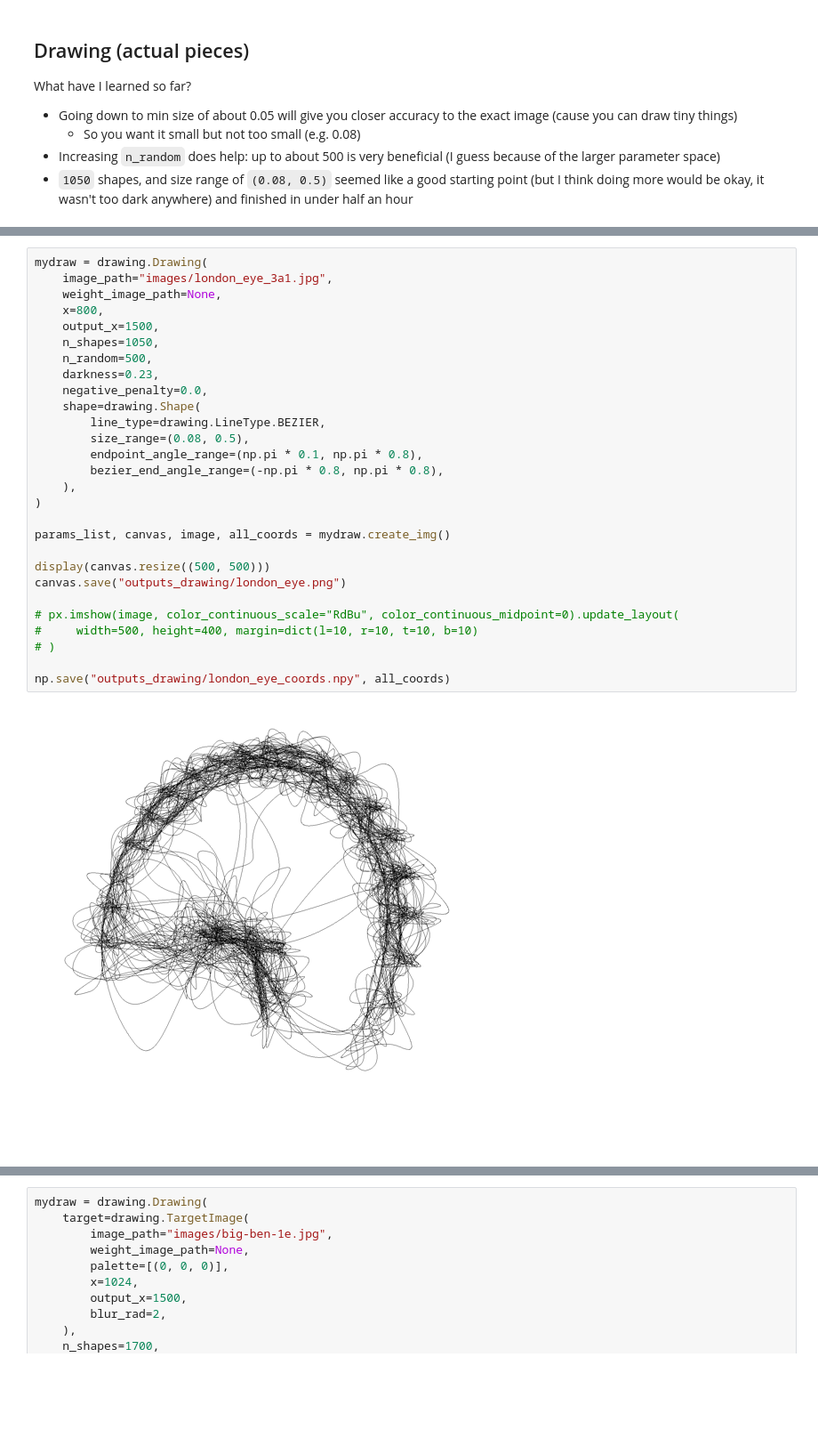
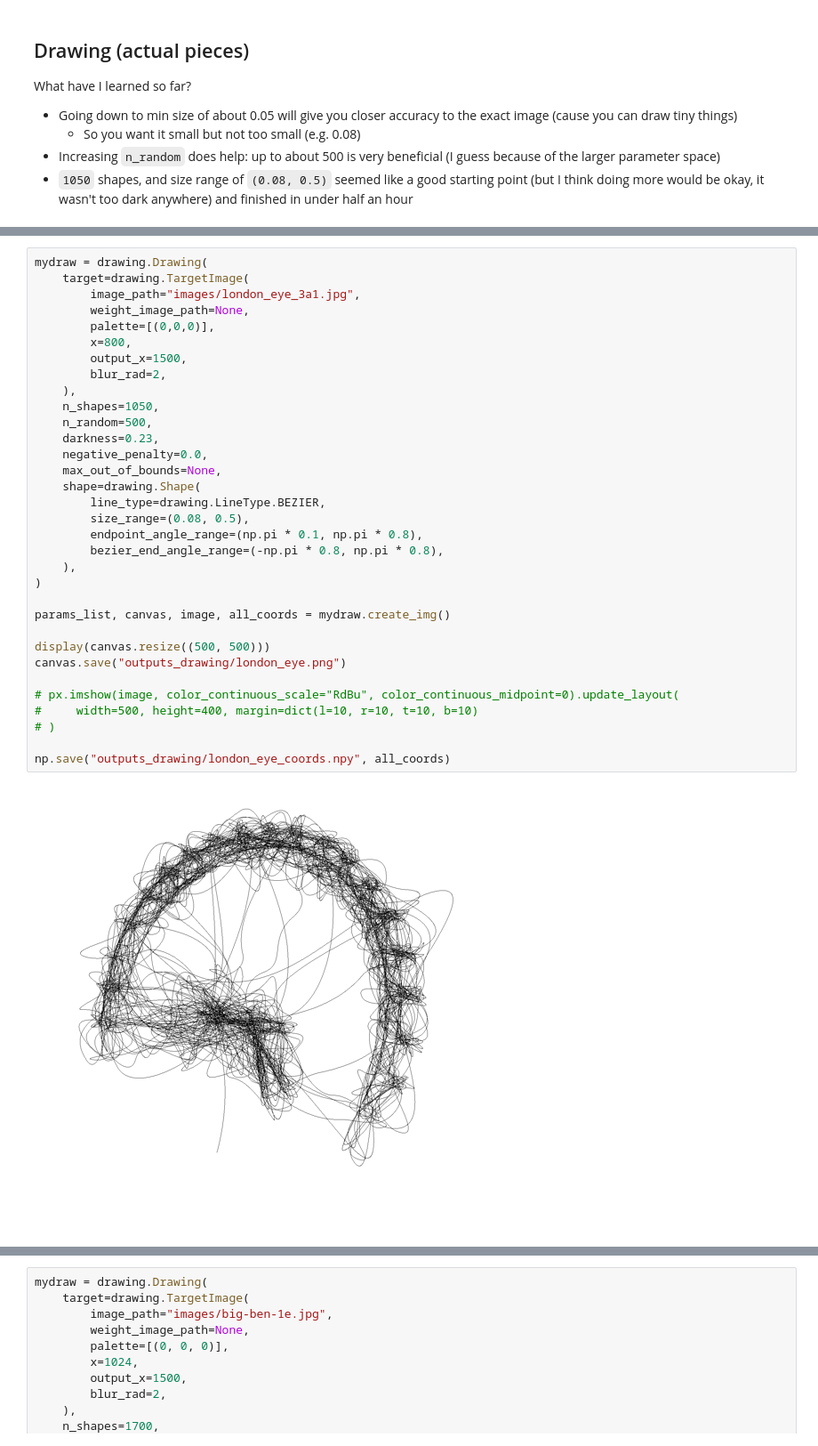
Before and after one commit to ptuan32501-pixel/computational-thread-art-v3, a Jupyter notebook: thread-art-drawing.ipynb, the cells around one changed output, grey strips where cells are left out. Shown at 89% size. Saved outputs shown, nothing was run; the diff lists cells and outputs as text; blank space fills up the shorter version.

```diff
--- a/thread-art-drawing.ipynb
+++ b/thread-art-drawing.ipynb
@@ -117,30 +128,35 @@ assert gcode == gcode2
 # %%
 mydraw = drawing.Drawing(
-    image_path="images/london_eye_3a1.jpg",
-    weight_image_path=None,
-    x=800,
-    output_x=1500,
+    target=drawing.TargetImage(
+        image_path="images/london_eye_3a1.jpg",
+        weight_image_path=None,
+        palette=[(0,0,0)],
+        x=800,
+        output_x=1500,
+        blur_rad=2,
+    ),
     n_shapes=1050,
     n_random=500,
     darkness=0.23,
     negative_penalty=0.0,
+    max_out_of_bounds=None,
     shape=drawing.Shape(
         line_type=drawing.LineType.BEZIER,
         size_range=(0.08, 0.5),
         endpoint_angle_range=(np.pi * 0.1, np.pi * 0.8),
         bezier_end_angle_range=(-np.pi * 0.8, np.pi * 0.8),
     ),
 )
 
 params_list, canvas, image, all_coords = mydraw.create_img()
 
 display(canvas.resize((500, 500)))
 canvas.save("outputs_drawing/london_eye.png")
 
 # px.imshow(image, color_continuous_scale="RdBu", color_continuous_midpoint=0).update_layout(
 #     width=500, height=400, margin=dict(l=10, r=10, t=10, b=10)
 # )
 
 np.save("outputs_drawing/london_eye_coords.npy", all_coords)
 # %% [output]
-[figure, old version]
+[figure, new version]
```
Also changed, not shown: parts of 8 cells of this notebook, 4 other files.
